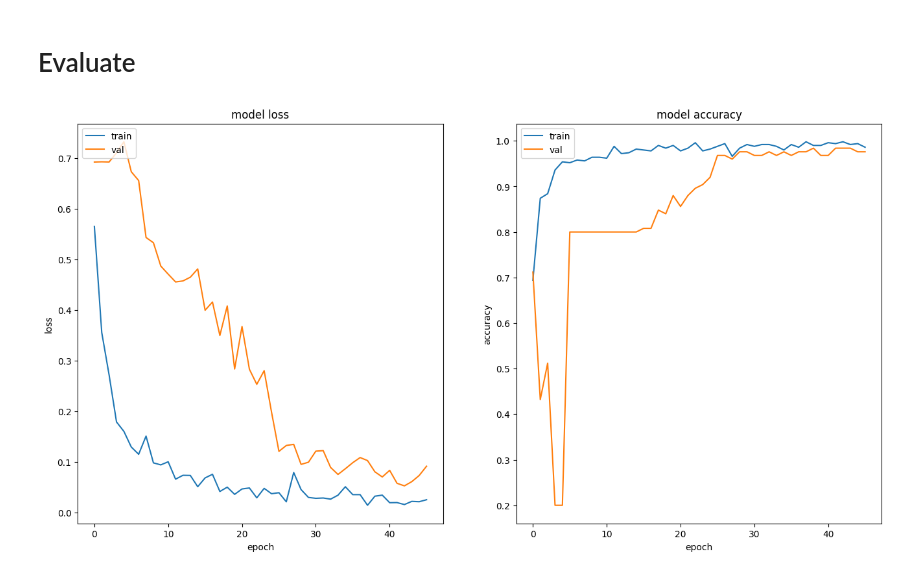
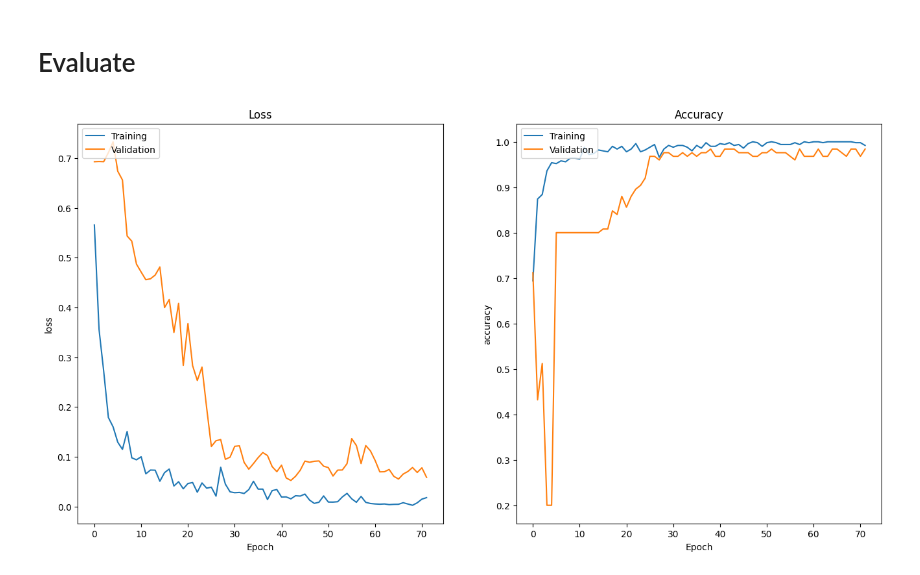
Before and after one commit to JoaquimXG/Honours-Project, a Jupyter notebook: DarkNet/DarkNet.ipynb, the cells around one changed output. Saved outputs shown, nothing was run; the diff lists cells and outputs as text; code cells hidden in the pictures.

```diff
--- a/DarkNet/DarkNet.ipynb
+++ b/DarkNet/DarkNet.ipynb
@@ -306,8 +336,10 @@ LOAD_MODEL = True
 best_checkpoint = path.join(OUT_MODEL_PATH, "./best", "0042-0.99.tf")
 
 if LOAD_MODEL:
+    # model_path = path.join(OUT_MODEL_PATH, "./best")
+    # checkpoint_path = path.join(model_path, "0042-0.99.tf")
     model_path = path.join(OUT_MODEL_PATH, "./best")
-    checkpoint_path = path.join(model_path, "0042-0.99.tf")
+    checkpoint_path = path.join(model_path, "0073-1.00.tf")
     history_path = path.join(model_path, "history.npy")
     model.load_weights(checkpoint_path)
     history = np.load(history_path, allow_pickle='TRUE').item()
@@ -417,15 +449,15 @@ def plot_loss_accuracy_curves(history, plot=True, limit_epochs=None):
             limit_epochs = len(history[metric])
         ax.plot(history[metric][:limit_epochs])
         ax.plot(history[f'val_{metric}'][:limit_epochs])
-        ax.set_title(f'model {metric}')
+        ax.set_title(f'{metric.title()}')
         ax.set_ylabel(metric)
-        ax.set_xlabel('epoch')
-        ax.legend(['train', 'val'], loc='upper left')
+        ax.set_xlabel('Epoch')
+        ax.legend(['Training', 'Validation'], loc='upper left')
     plt.show()
 # %%
-plot_loss_accuracy_curves(history, plot=True, limit_epochs=46)
+plot_loss_accuracy_curves(history, plot=True, limit_epochs=72)
 # %% [output]
-[figure, old version]
+[figure, new version]
 # %%
 evaluate_on_all_datasets(model)
 # %% [output]
```
Also changed, not shown: parts of 5 cells of this notebook, 3 other files.
